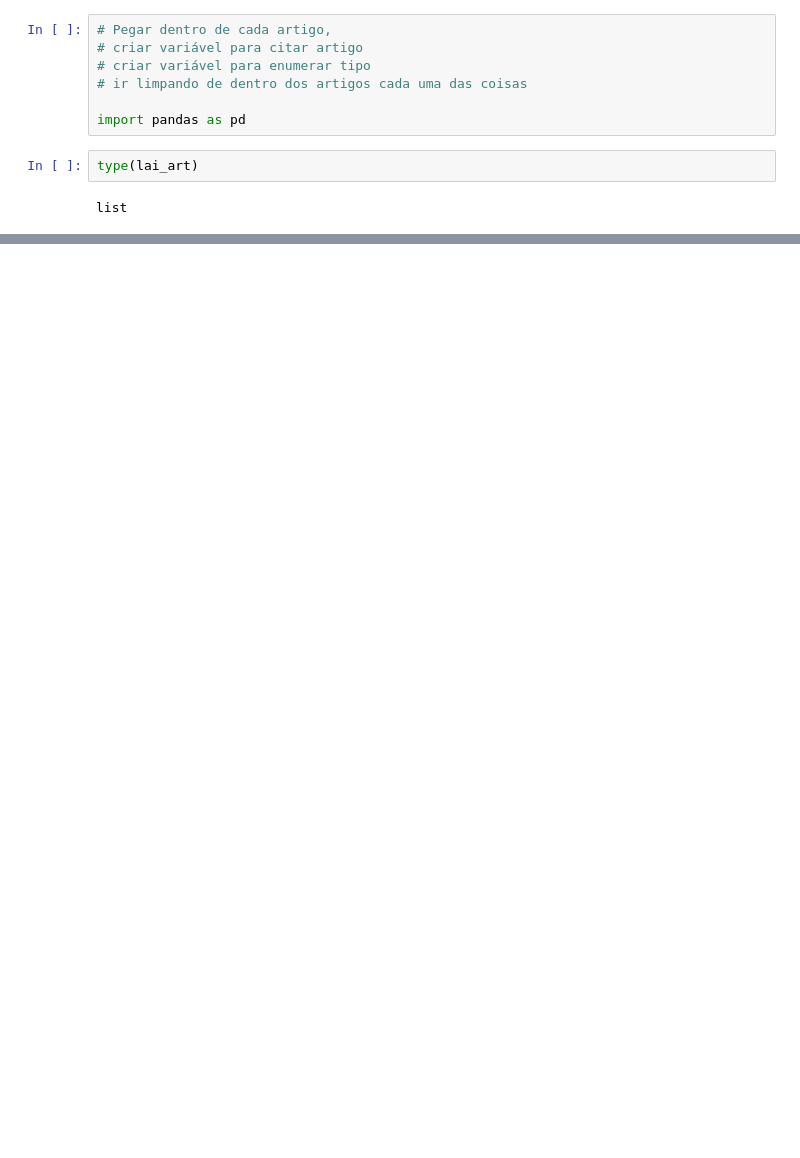
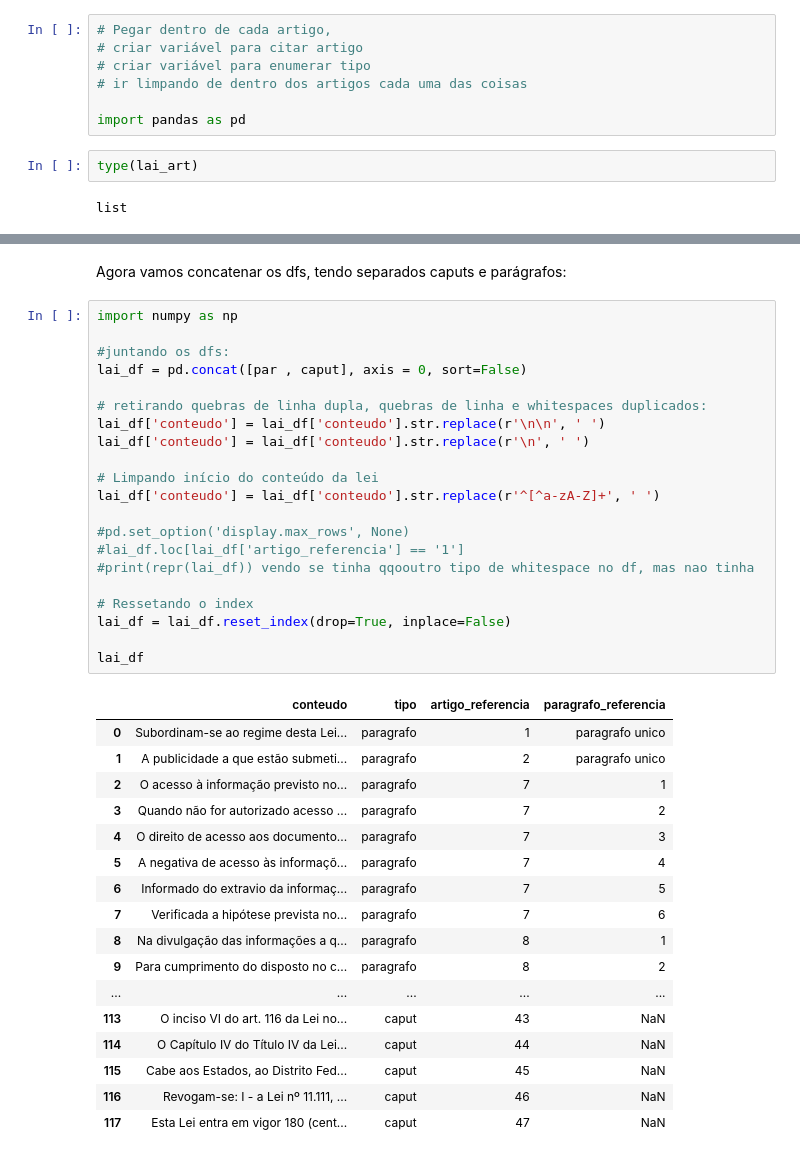
Before and after one commit to voigtjessica/leitura-lei, a Jupyter notebook: como-trabalhar-leis-python.ipynb, the cells around one changed output, grey strips where cells are left out. Saved outputs shown, nothing was run; the diff lists cells and outputs as text; blank space fills up the shorter version.

```diff
--- a/como-trabalhar-leis-python.ipynb
+++ b/como-trabalhar-leis-python.ipynb
@@ -199,0 +217,41 @@ lai_art[7]
+# %% [markdown]
+Agora vamos concatenar os dfs, tendo separados caputs e parágrafos:
+# %%
+import numpy as np
+
+#juntando os dfs:
+lai_df = pd.concat([par , caput], axis = 0, sort=False)
+
+# retirando quebras de linha dupla, quebras de linha e whitespaces duplicados:
+lai_df['conteudo'] = lai_df['conteudo'].str.replace(r'\n\n', ' ')
+lai_df['conteudo'] = lai_df['conteudo'].str.replace(r'\n', ' ')
+
+# Limpando início do conteúdo da lei
+lai_df['conteudo'] = lai_df['conteudo'].str.replace(r'^[^a-zA-Z]+', ' ')
+
+#pd.set_option('display.max_rows', None)
+#lai_df.loc[lai_df['artigo_referencia'] == '1']
+#print(repr(lai_df)) vendo se tinha qqooutro tipo de whitespace no df, mas nao tinha
+
+# Ressetando o index
+lai_df = lai_df.reset_index(drop=True, inplace=False)
+
+lai_df
+# %% [output]
+|  | conteudo | tipo | artigo_referencia | paragrafo_referencia |
+| 0 | Subordinam-se ao regime desta Lei... | paragrafo | 1 | paragrafo unico |
+| 1 | A publicidade a que estão submeti... | paragrafo | 2 | paragrafo unico |
+| 2 | O acesso à informação previsto no... | paragrafo | 7 | 1 |
+| 3 | Quando não for autorizado acesso ... | paragrafo | 7 | 2 |
+| 4 | O direito de acesso aos documento... | paragrafo | 7 | 3 |
+| 5 | A negativa de acesso às informaçõ... | paragrafo | 7 | 4 |
+| 6 | Informado do extravio da informaç... | paragrafo | 7 | 5 |
+| 7 | Verificada a hipótese prevista no... | paragrafo | 7 | 6 |
+| 8 | Na divulgação das informações a q... | paragrafo | 8 | 1 |
+| 9 | Para cumprimento do disposto no c... | paragrafo | 8 | 2 |
+| ... | ... | ... | ... | ... |
+| 113 | O inciso VI do art. 116 da Lei no... | caput | 43 | NaN |
+| 114 | O Capítulo IV do Título IV da Lei... | caput | 44 | NaN |
+| 115 | Cabe aos Estados, ao Distrito Fed... | caput | 45 | NaN |
+| 116 | Revogam-se: I - a Lei nº 11.111, ... | caput | 46 | NaN |
+| 117 | Esta Lei entra em vigor 180 (cent... | caput | 47 | NaN |
```
Also changed, not shown: parts of 9 cells of this notebook, 1 other file.
